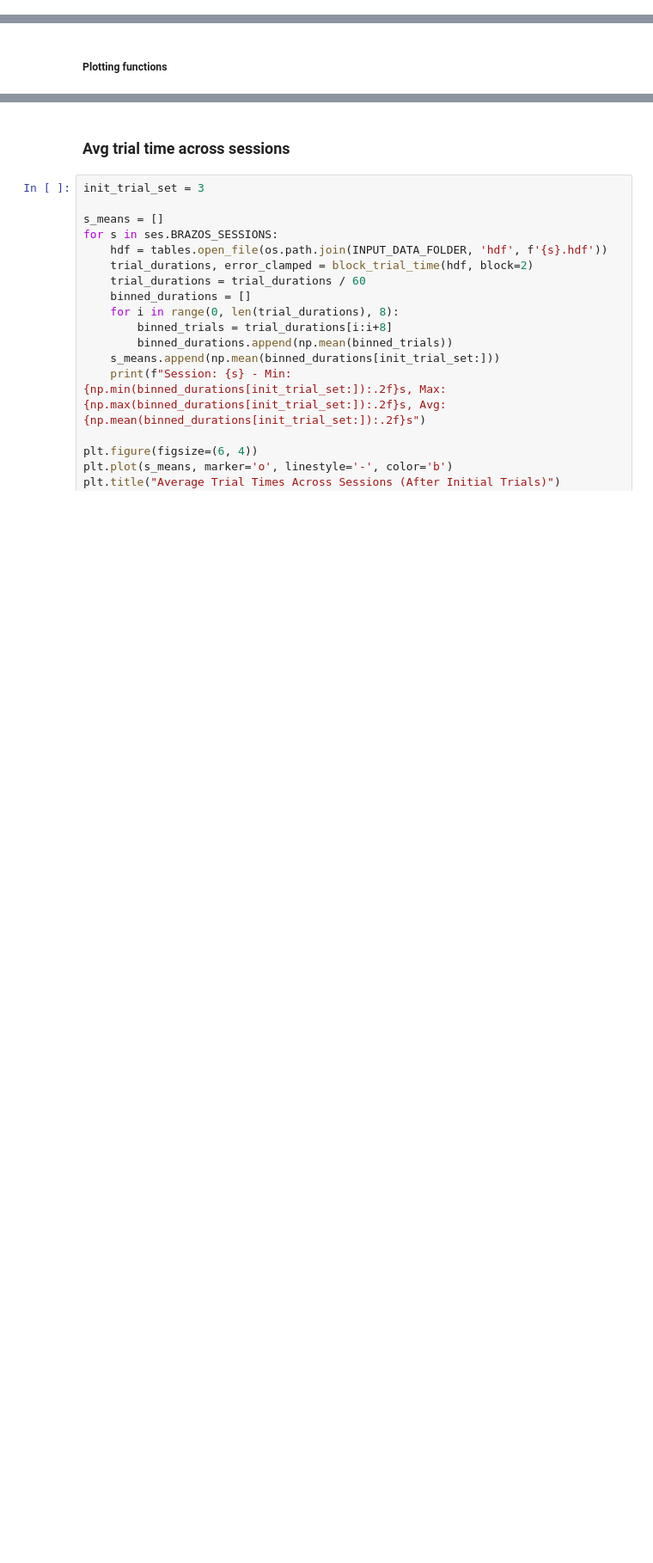
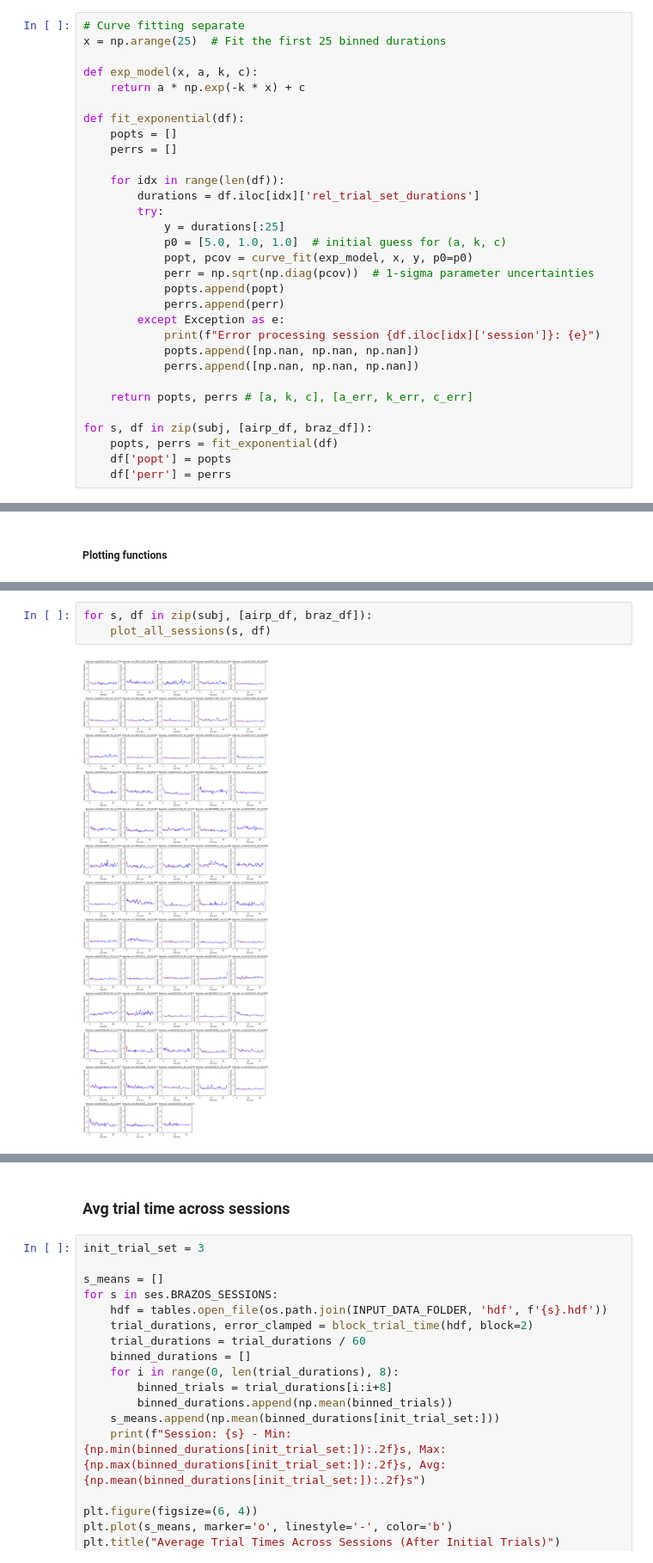
Before and after one commit to santacruzlab/NeuronTracking, a Jupyter notebook: sri/sri_analysis.ipynb, the cells around one changed output, grey strips where cells are left out. Shown at 86% size. Saved outputs shown, nothing was run; the diff lists cells and outputs as text; blank space fills up the shorter version.

```diff
--- a/sri/sri_analysis.ipynb
+++ b/sri/sri_analysis.ipynb
@@ -1213,3 +1121,34 @@ def get_trial_durations(sessions, rotation):
 
 airp_df = get_trial_durations(ses.AIRPORT_SESSIONS, ses.AIRPORT_ROTATION)
 braz_df = get_trial_durations(ses.BRAZOS_SESSIONS, ses.BRAZOS_ROTATION)
+# %%
+# Curve fitting separate
+x = np.arange(25)  # Fit the first 25 binned durations
+
+def exp_model(x, a, k, c):
+    return a * np.exp(-k * x) + c
+
+def fit_exponential(df):
+    popts = []
+    perrs = []
+
+    for idx in range(len(df)):
+        durations = df.iloc[idx]['rel_trial_set_durations']
+        try:
+            y = durations[:25]
+            p0 = [5.0, 1.0, 1.0]  # initial guess for (a, k, c)
+            popt, pcov = curve_fit(exp_model, x, y, p0=p0)
+            perr = np.sqrt(np.diag(pcov))  # 1-sigma parameter uncertainties
+            popts.append(popt)
+            perrs.append(perr)
+        except Exception as e:
+            print(f"Error processing session {df.iloc[idx]['session']}: {e}")
+            popts.append([np.nan, np.nan, np.nan])
+            perrs.append([np.nan, np.nan, np.nan])
+
+    return popts, perrs # [a, k, c], [a_err, k_err, c_err]
+
+for s, df in zip(subj, [airp_df, braz_df]):
+    popts, perrs = fit_exponential(df)
+    df['popt'] = popts
+    df['perr'] = perrs
@@ -1370,0 +1335,5 @@ array([0.05287586, 0.08936608, 0.04303454])
+# %%
+for s, df in zip(subj, [airp_df, braz_df]):
+    plot_all_sessions(s, df)
+# %% [output]
+[figure, added]
```
Also changed, not shown: parts of 13 cells of this notebook.
